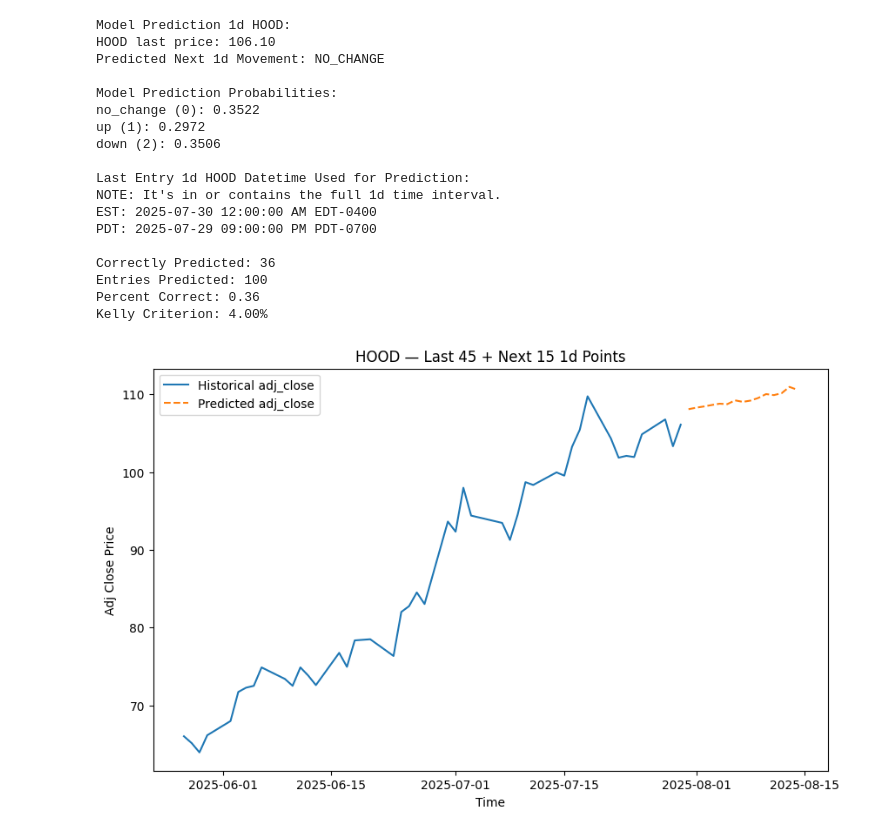
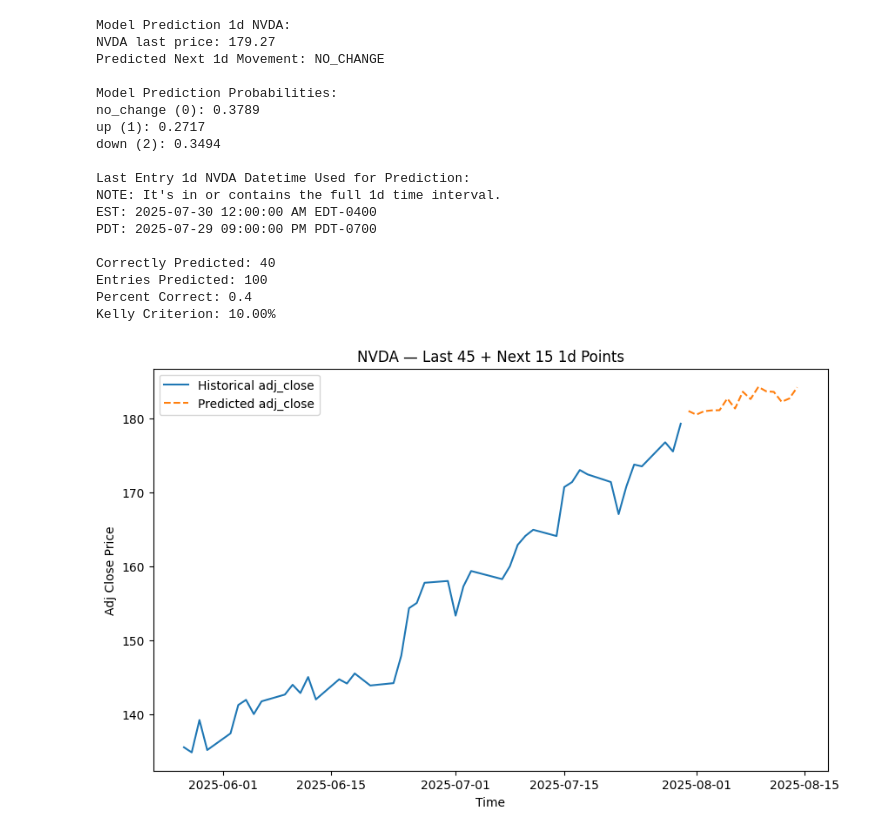
Before and after one commit to yuchild/stock_production_agg, a Jupyter notebook: validations.ipynb, the cells around one changed output. Drawn from its saved outputs; the diff is of its cells as text; code cells hidden in the pictures.

```diff
--- a/validations.ipynb
+++ b/validations.ipynb
@@ -33,7 +33,7 @@ f.make_master_table(stock_set, interval)
 # %%
 f.xg_boost_model(interval, grid_search_on=True)
 # %%
-symbol = 'hood'.upper()
+symbol = 'nvda'.upper()
 interval = '1d'
 f.model_prospect(symbol, interval, build=False)
 df_val = f.model_validation(symbol, interval)
@@ -45,33 +45,33 @@ p = correctly_predicted / entries_predicted # percent correct
 print(f'Percent Correct: {p}')
 print(f'Kelly Criterion: {f.kelly_c(p=[p], l=1, g=2)[0]:.2%}')
 # %% [output]
-Model Prediction 1d HOOD:
-HOOD last price: 106.10
+Model Prediction 1d NVDA:
+NVDA last price: 179.27
 Predicted Next 1d Movement: NO_CHANGE
 
 Model Prediction Probabilities:
-no_change (0): 0.3522
-up (1): 0.2972
-down (2): 0.3506
+no_change (0): 0.3789
+up (1): 0.2717
+down (2): 0.3494
 
-Last Entry 1d HOOD Datetime Used for Prediction:
+Last Entry 1d NVDA Datetime Used for Prediction:
 NOTE: It's in or contains the full 1d time interval.
 EST: 2025-07-30 12:00:00 AM EDT-0400
 PDT: 2025-07-29 09:00:00 PM PDT-0700
 
-Correctly Predicted: 36
+Correctly Predicted: 40
 Entries Predicted: 100
-Percent Correct: 0.36
-Kelly Criterion: 4.00%
+Percent Correct: 0.4
+Kelly Criterion: 10.00%
 # %%
 # regressor model
 # Train the 15-step-ahead model on your aggregated data:
 f.xg_boost_reg_model(interval="1m", grid_search_on=True)
 # %%
 # Then for any symbol, plot the last 45 days plus the next 15-day forecast:
-f.plot_adj_close("hood", interval="1d")
+f.plot_adj_close("nvda", interval="1d")
 # %% [output]
-[figure, old version]
+[figure, new version]
 # %%
 import os
 import warnings
```
Also changed, not shown: parts of 1 cell of this notebook, 3 other files.
